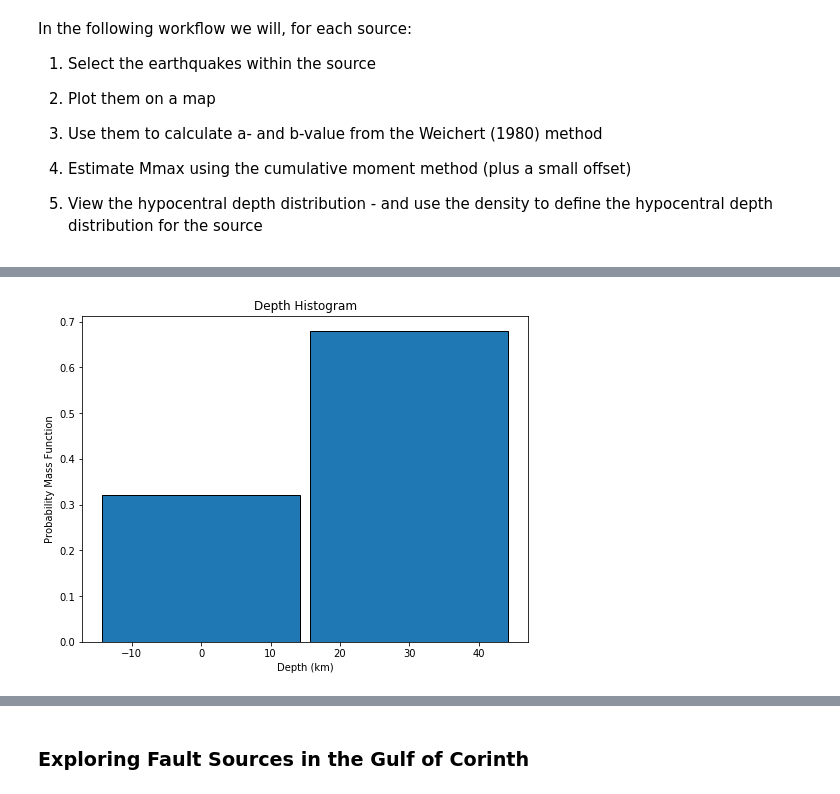
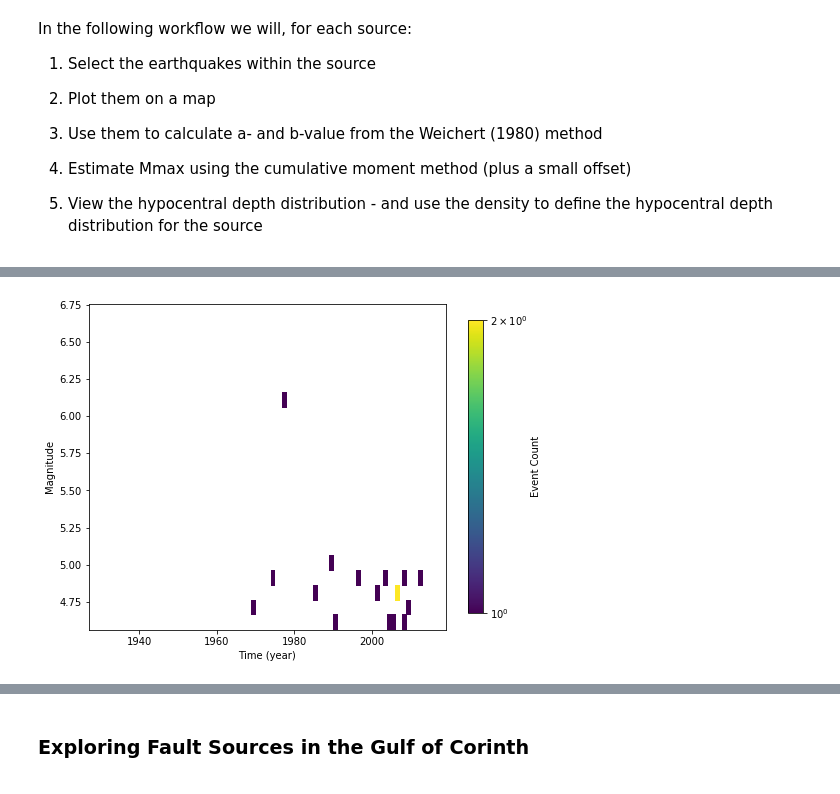
Before and after one commit to ftbernales/openquake-notebooks, a Jupyter notebook: 02 - Building Source Models.ipynb, the cells around one changed output, grey strips where cells are left out. Cells and saved outputs as stored; diff of their text form; code cells hidden in the pictures.

```diff
--- a/02 - Building Source Models.ipynb
+++ b/02 - Building Source Models.ipynb
@@ -50,10 +54,19 @@ catalogue = parser.read_file(start_year=1900)
 # %% [markdown]
 # Load in a Source Model File
 # %%
-source_model_file = "input_data/AreaSource_Shallow.xml"
-#source_model_file = "input_data/AreaSource_MidCrust.xml"
-#source_model_file = "input_data/AreaSource_Deep.xml"
+source_model_file = "input_data/AreaSource_" + Depth + ".xml"
+
 parser = nrmlSourceModelParser(source_model_file)
 
 # Parse the seismic sources and save them into a variable called "source_model"
-source_model = parser.read_file("AreaSource_Shallow") # You need to supply a name for the source model
+source_model = parser.read_file("AreaSource_" + Depth) # You need to supply a name for the source model
+
+llon, ulon, llat, ulat = catalogue.get_bounding_box()
+map_config = {'min_lon': np.floor(llon), 'max_lon': np.ceil(ulon),
+              'min_lat': np.floor(llat), 'max_lat': np.ceil(ulat), 'resolution':'i'}
+
+basemap1 = HMTKBaseMap(map_config, 'Earthquake Catalogue + Area Sources')
+# Adding the catalogue to the basemap
+basemap1.add_catalogue(catalogue, overlay=True)
+# Adding the seismic sources
+basemap1.add_source_model(source_model, area_border='r-', border_width=1.5, alpha=0.5)
@@ -167,13 +205,21 @@ In the following workflow we will, for each source:
 
 5. View the hypocentral depth distribution - and use the density to define the hypocentral depth distribution for the source
 # %%
-IdList = ['1', '2','3','4','6','7','8','9','10'] #Shallow
-#IdList = ['12','13A','13B'] #MidCrust
-#IdList = ['15A','15B'] #Deep
+IdDict = {"Shallow" : ['1', '2', '3', '4', '5', '6A', '6B', '6C', '7', '8', '9', '10'],
+          "MidCrust" : ['11A', '11B', '11C', '12', '13A'],
+          "Deep" : ['14B', '14C', '15A']}
+
+
+IdList = IdDict[Depth]
+
+aList = []
+sigma_aList = []
+bList = []
+sigma_bList = []
 
 for source in source_model.sources:
 
-    print ('----------------------------------------------------------------------------')
+    print('----------------------------------------------------------------------------')
     # Select the earthquakes within the source
     source.select_catalogue(selector1)
     print("Source ID: %s  Source Name: %s   Number of Events: %g" % (source.id, source.name,
@@ -186,47 +232,42 @@ for source in source_model.sources:
                                                         recurrence_config,
                                                         completeness_table)
     print("a = %.3f (+/- %.3f),  b = %.3f (+/-%.3f)" % (aval, sigma_a, bval, sigma_b))
+    aList.append(aval)
+    sigma_aList.append(sigma_a)
+    bList.append(bval)
+    sigma_bList.append(sigma_b)
 
+    # Estimate the Maximum Magnitude - using the Cumulative Moment Method
+    # mmax_config = {"number_bootstraps": 500}
+    # mmax_calculator = CumulativeMoment()
 
-    # Estimate the Maximum Magnitude - using the Cumulative Moment method
-    # mmax_config = {"number_bootstraps": 100}
-    # mmax_calculator = CumulativeMoment()
-    # mmax, sigma_mmax = mmax_calculator.get_mmax(source.catalogue, mmax_config)
-    # print("Mmax (Observed) = %.2f Mmax (Inferred) = %.3f +/- %.3f" % (
-    #    np.max(source.catalogue.data["magnitude"]), mmax + 0.2, sigma_mmax))
+    # Estimate the Maximum Magnitude - using the Kijko Non-Parametric Gaussian Approach
+    mmax_config = {"input_mmin": 4.8,
+                  "input_mmax": None, # It will take the maximum observed magnitude in the catalogue
+                  "input_mmax_uncertainty": None, # It will take the uncertainty of the maximum observed in the catalogue
+                  "b-value": bval,
+                  "sigma-b": sigma_b,
+                  "number_earthquakes": 5}
+    mmax_calculator = KijkoNonParametricGaussian()
 
-    # Estimate the Maximum Magnitude - using the Kijko & Smit Nonparametric Gaussian
-    mmax_config = {"input_mmin": 4.8,
-                   "input_mmax": None,
-                   "input_uncertainty": None,
-                   "b-value": bval,
-                   "sigma-b": sigma_b,
-                   "number_earthquakes": 5,
-                  }
-
-    #mmax_config = {
-    #              "number_bootstraps": 1000
-    #              }
-    mmax_calculator = KijkoNonParametricGaussian()
-    #mmax_calculator = CumulativeMoment()
     mmax, sigma_mmax = mmax_calculator.get_mmax(source.catalogue, mmax_config)
     print("Mmax (Observed) = %.2f Mmax (Inferred) = %.3f +/- %.3f" % (
         np.max(source.catalogue.data["magnitude"]), mmax + 0.2, sigma_mmax))
 
-
-
     # Compare the model against data
     source.mfd = TruncatedGRMFD(min_mag, mmax + 0.2, 0.1, aval, bval)
 
+    plot_magnitude_time_density(source.catalogue, 0.1, 1.0)
+
     if source.id in IdList:
-        # Map the Source
-        #src_basemap = HMTKBaseMap(map_config, "Source: {:s}".format(source.name))
-        # Add on the catalogue
-        #src_basemap.add_catalogue(source.catalogue)
+
+
 
         # Show the depth histogram
-        depth_interval = 30.0  # in km
-        # 50-70 deep; 30 otherwise
+        if Depth == "Deep": depth_interval = 50  # in km
+        else: depth_interval = 25  # in km
+        # 50-70 deep; 25 otherwise
+
 
 
         plot_depth_histogram(source.catalogue, depth_interval, normalisation=True)
@@ -239,7 +280,10 @@ for source in source_model.sources:
         source.hypo_depth_dist = source.catalogue.get_depth_pmf(depth_bins)
         # Wait for the plotting to catch up!
 
-        print("Upper Seismogenic Depth: %.2f, Lower Seismogenic Depth: %.2f" %(source.upper_depth, source.lower_depth))
+        # Map the Source
+        src_basemap = HMTKBaseMap(map_config, "Source: {:s}".format(source.name))
+        # Add on the catalogue
+        src_basemap.add_catalogue(source.catalogue)
 
     time.sleep(1.0)
 # %% [output]
@@ -263 +294 @@ Upper Seismogenic Depth: 0.00, Lower Seismogenic Depth: 50.00
-[figure, old version]
+[figure, new version]
```
Also changed, not shown: parts of 15 cells of this notebook, 2 other files.
